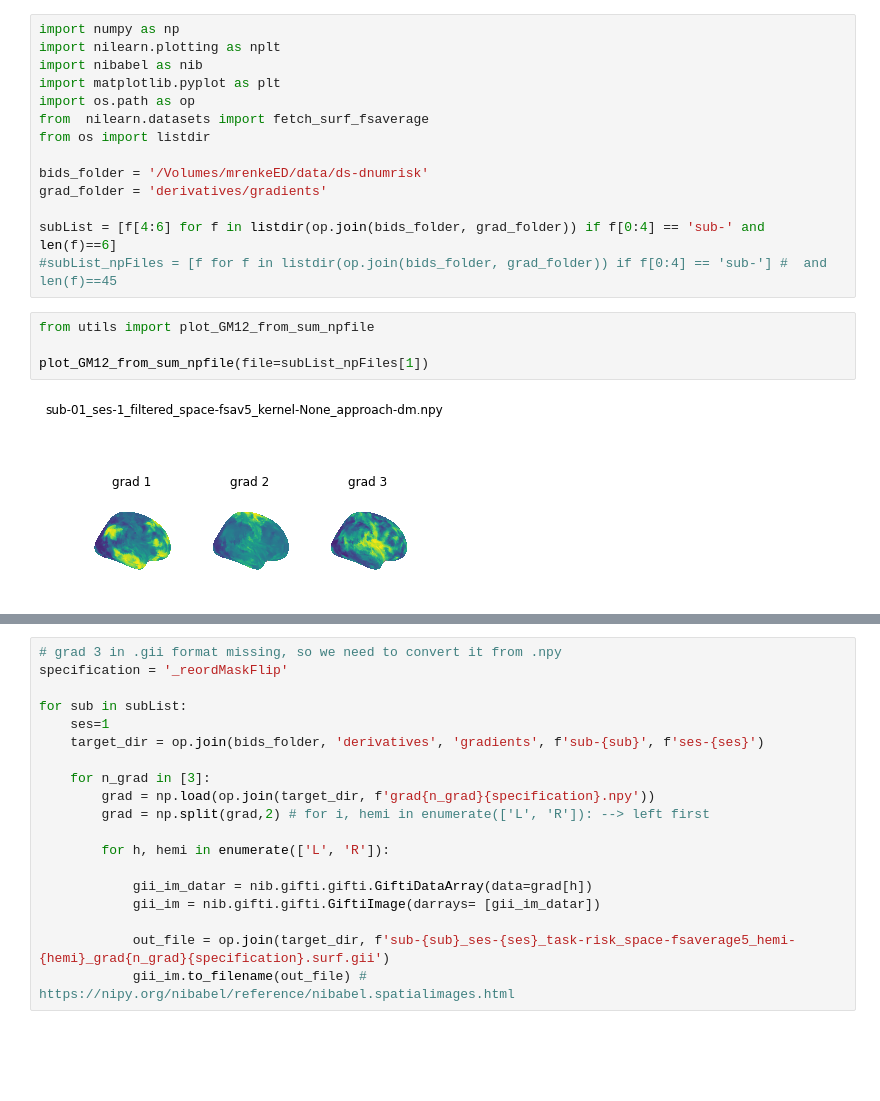
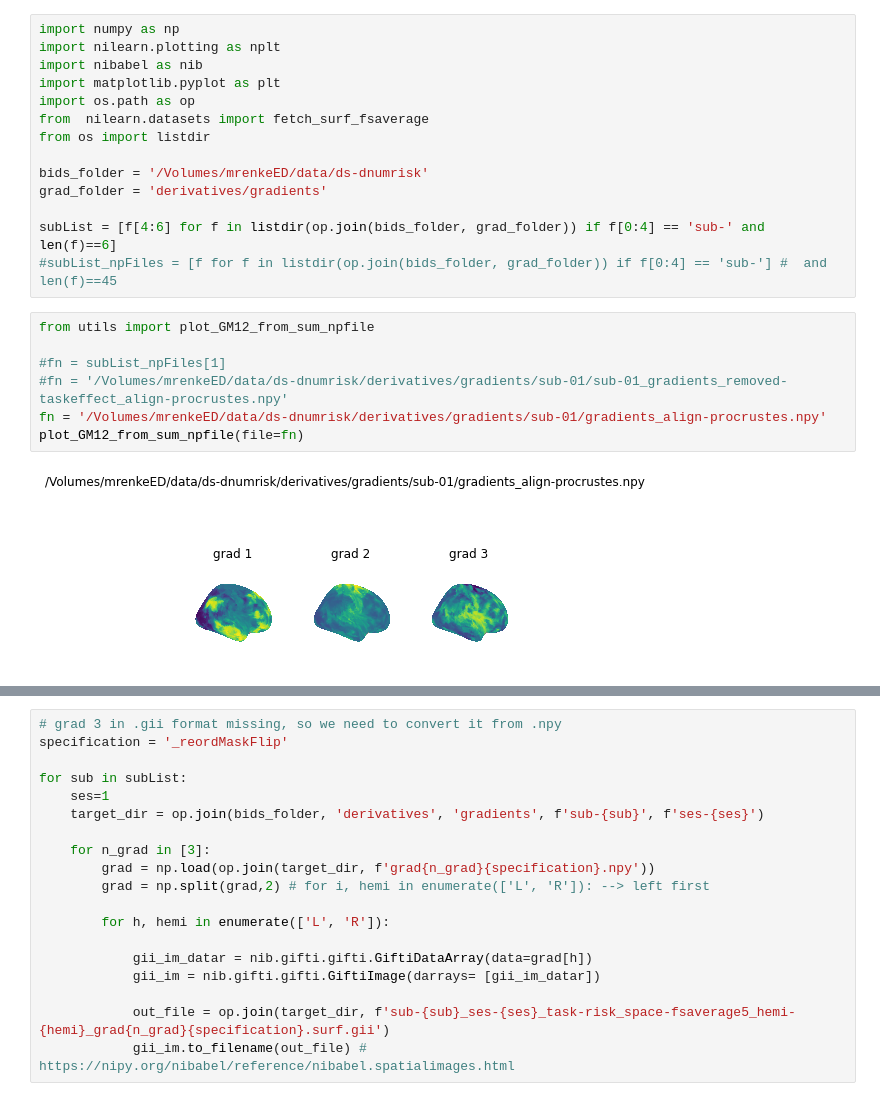
Before and after one commit to mrenke/numrisk, a Jupyter notebook: numrisk/fmri_analysis/gradients/vis_gradients.ipynb, the cells around one changed output, grey strips where cells are left out. Cells and saved outputs as stored; diff of their text form; blank space fills up the shorter version.

```diff
--- a/numrisk/fmri_analysis/gradients/vis_gradients.ipynb
+++ b/numrisk/fmri_analysis/gradients/vis_gradients.ipynb
@@ -12,9 +12,12 @@ grad_folder = 'derivatives/gradients'
 
 subList = [f[4:6] for f in listdir(op.join(bids_folder, grad_folder)) if f[0:4] == 'sub-' and len(f)==6]
 #subList_npFiles = [f for f in listdir(op.join(bids_folder, grad_folder)) if f[0:4] == 'sub-'] #  and len(f)==45
-# %%
-from utils import plot_GM12_from_sum_npfile
-
-plot_GM12_from_sum_npfile(file=subList_npFiles[1])
-# %% [output]
-[figure, removed]
+# %%
+from utils import plot_GM12_from_sum_npfile
+
+#fn = subList_npFiles[1]
+#fn = '/Volumes/mrenkeED/data/ds-dnumrisk/derivatives/gradients/sub-01/sub-01_gradients_removed-taskeffect_align-procrustes.npy'
+fn = '/Volumes/mrenkeED/data/ds-dnumrisk/derivatives/gradients/sub-01/gradients_align-procrustes.npy'
+plot_GM12_from_sum_npfile(file=fn)
+# %% [output]
+[figure, added]
```
Also changed, not shown: parts of 1 cell of this notebook, 3 other files.
